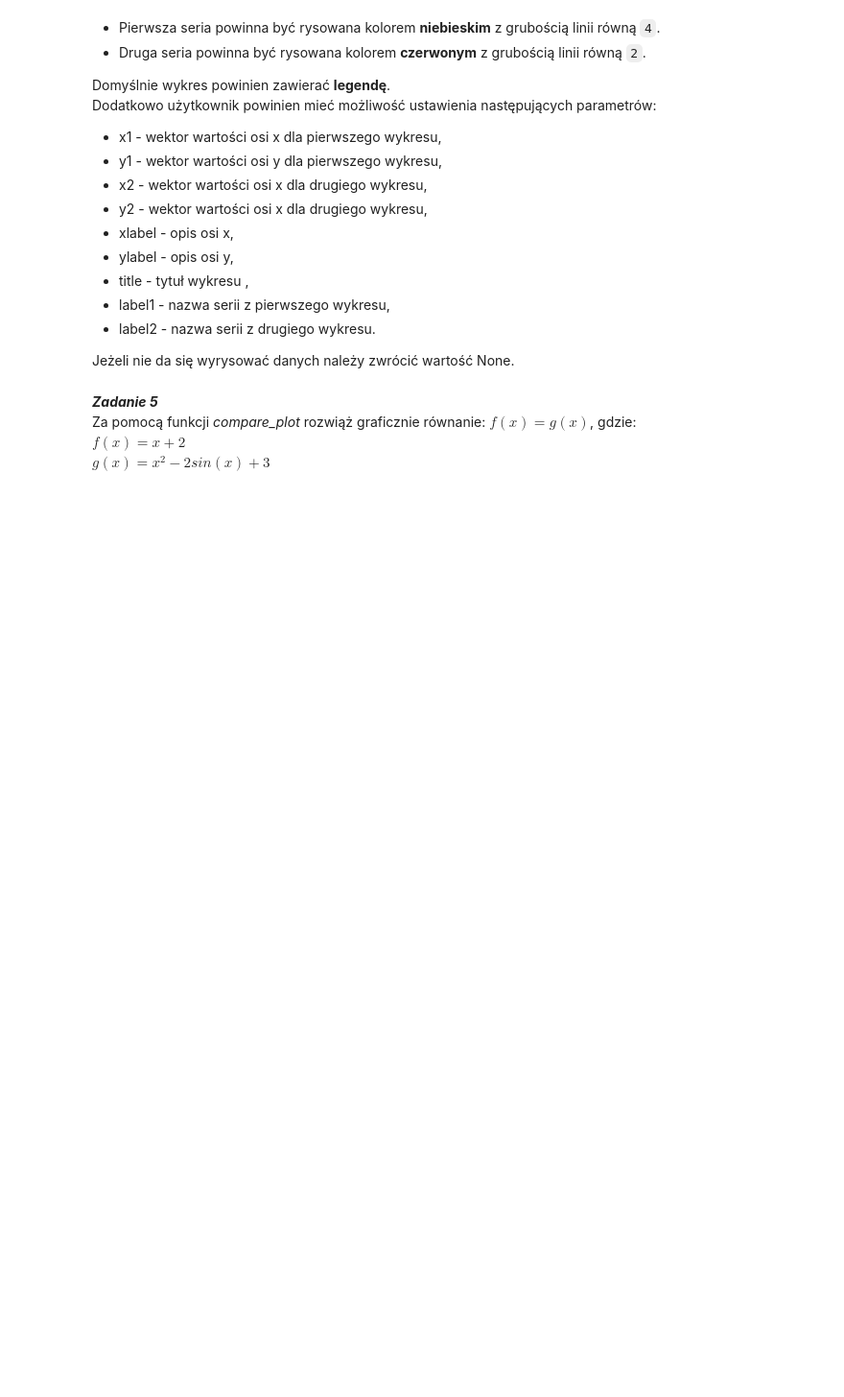
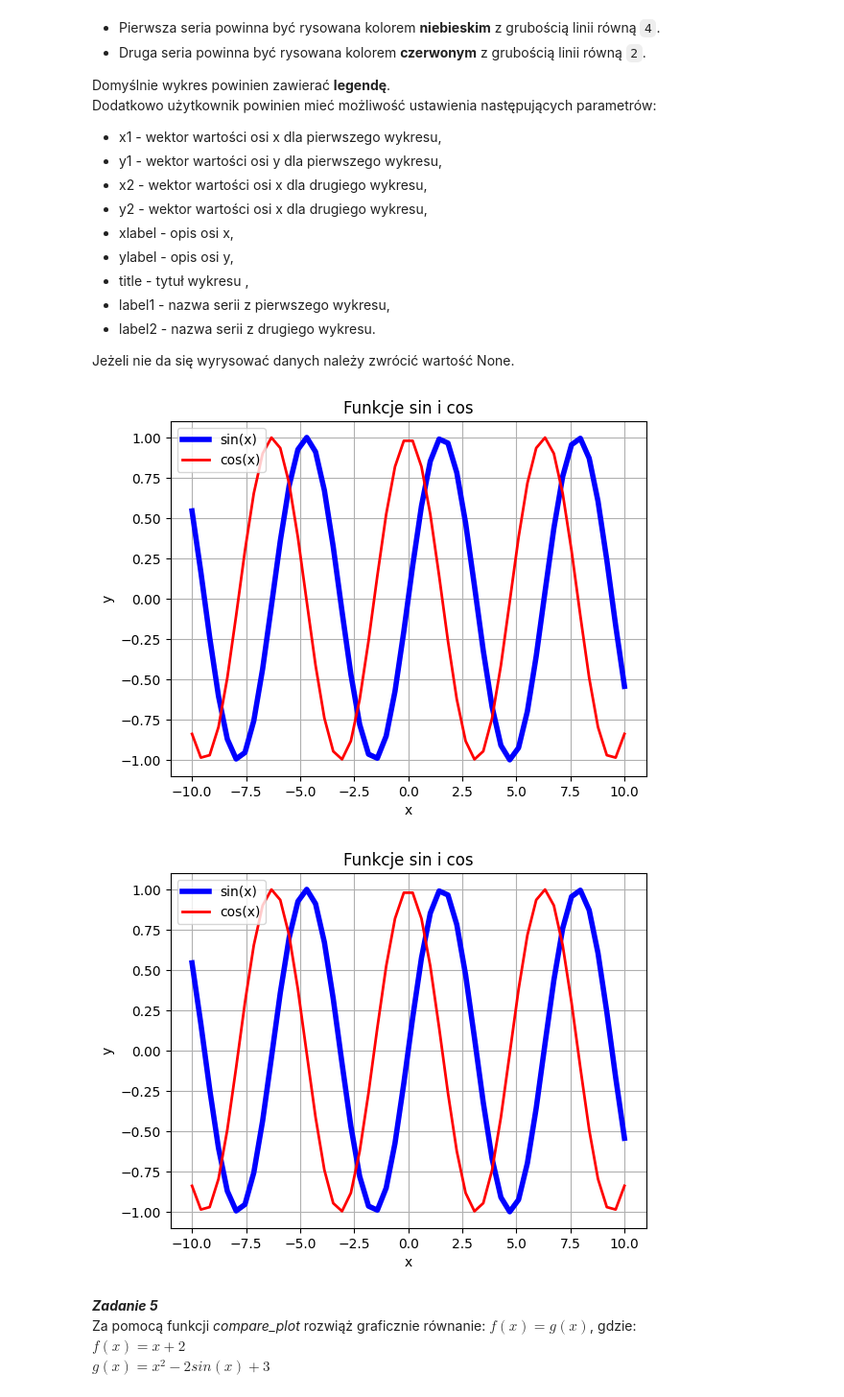
Before and after one commit to Igur7/MN-lab2, a Jupyter notebook: sprawozdanie.ipynb, the cells around one changed output. Shown at 96% size. Cells and saved outputs as stored; diff of their text form; code cells hidden in the pictures; blank space fills up the shorter version.

```diff
--- a/sprawozdanie.ipynb
+++ b/sprawozdanie.ipynb
@@ -130,6 +163,36 @@ Dodatkowo użytkownik powinien mieć możliwość ustawienia następujących par
 - label2 - nazwa serii z drugiego wykresu.
 
 Jeżeli nie da się wyrysować danych należy zwrócić wartość None.
+# %%
+def compare_plot(x1, y1, x2, y2, xlabel, ylabel, title, label1, label2):
+    # Sprawdzenie poprawności danych
+    if (x1.shape != y1.shape or x2.shape != y2.shape or
+        min(x1.shape) == 0 or min(x2.shape) == 0):
+        return None
+
+    # Tworzenie obiektu wykresu
+    fig, ax = plt.subplots()
+
+    # Pierwsza seria – niebieska linia, grubość 4
+    ax.plot(x1, y1, color='blue', linewidth=4, label=label1)
+
+    # Druga seria – czerwona linia, grubość 2
+    ax.plot(x2, y2, color='red', linewidth=2, label=label2)
+
+    # Ustawienia wykresu
+    ax.set(xlabel=xlabel, ylabel=ylabel, title=title)
+    ax.legend()
+    ax.grid(True)
+
+    return fig
+
+x = np.linspace(-10,10)
+y1 = np.sin(x)
+y2 = np.cos(x)
+compare_plot(x, y1, x, y2, 'x', 'y', 'Funkcje sin i cos', 'sin(x)', 'cos(x)')
+# %% [output]
+[figure, added]
+[figure, added]
 # %% [markdown]
 ***Zadanie 5***
 Za pomocą funkcji *compare\_plot* rozwiąż graficznie równanie: $f(x) = g(x)$, gdzie:
```
Also changed, not shown: parts of 10 cells of this notebook, 1 other file.
